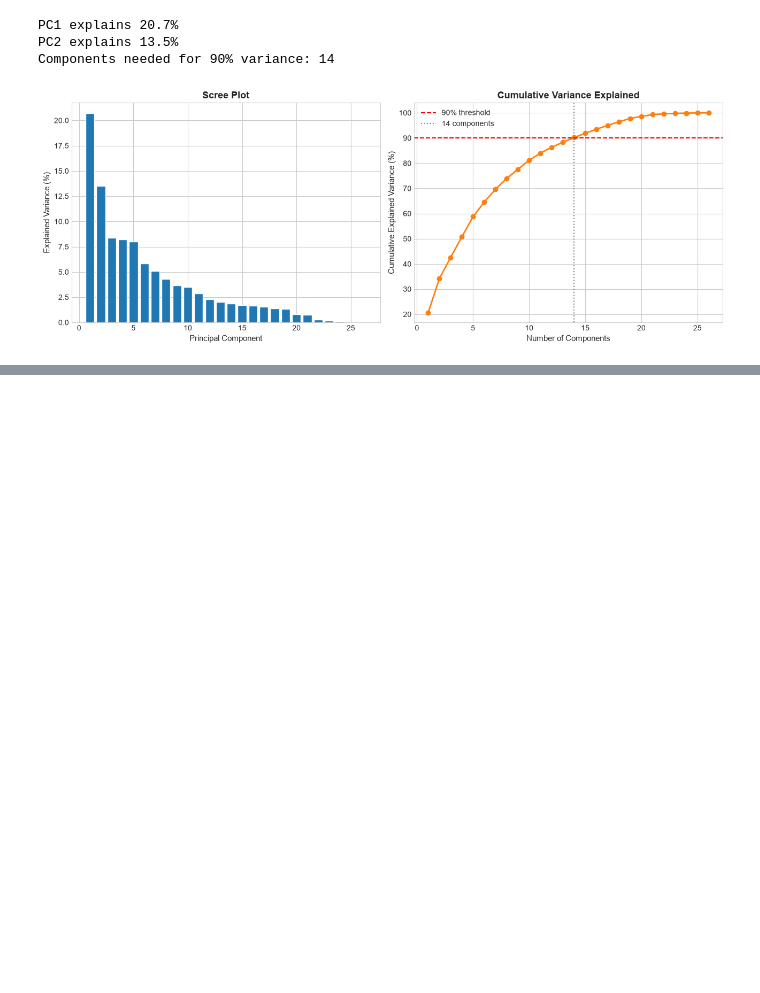
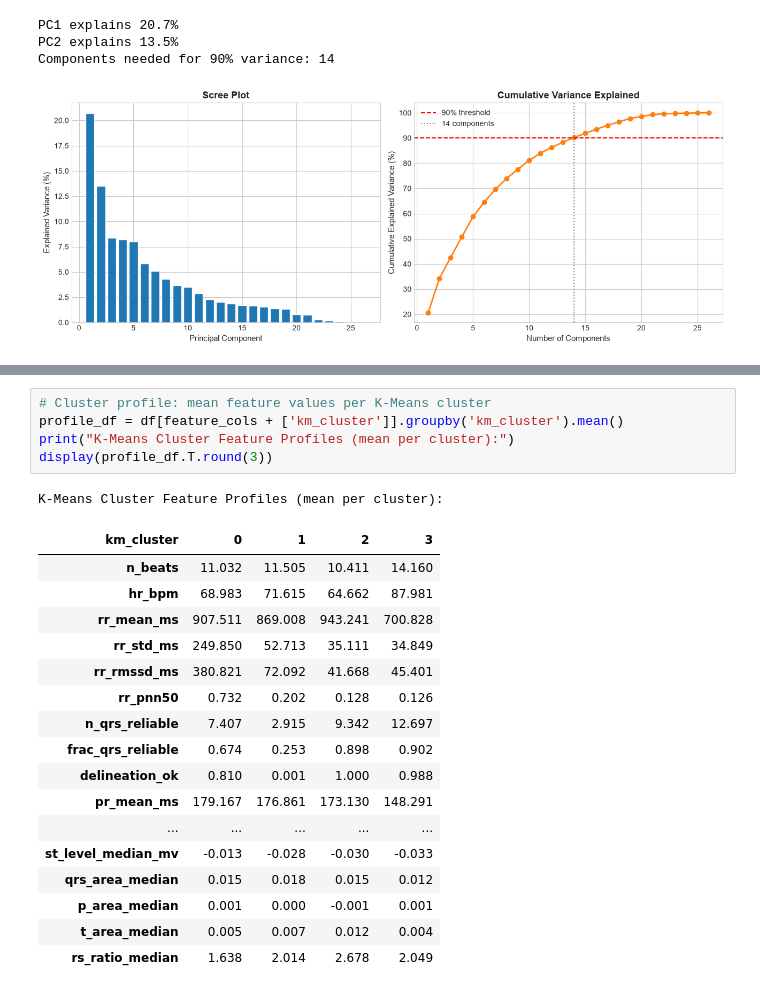
Before and after one commit to Harishraghult/ML_project, a Jupyter notebook: notebooks/clustering.ipynb, the cells around one changed output, grey strips where cells are left out. Drawn from its saved outputs; the diff is of its cells as text; blank space fills up the shorter version.

```diff
--- a/notebooks/clustering.ipynb
+++ b/notebooks/clustering.ipynb
@@ -138,0 +240,24 @@ Components needed for 90% variance: 14
+# %%
+# Cluster profile: mean feature values per K-Means cluster
+profile_df = df[feature_cols + ['km_cluster']].groupby('km_cluster').mean()
+print("K-Means Cluster Feature Profiles (mean per cluster):")
+display(profile_df.T.round(3))
+# %% [output]
+K-Means Cluster Feature Profiles (mean per cluster):
+| km_cluster | 0 | 1 | 2 | 3 |
+| n_beats | 11.032 | 11.505 | 10.411 | 14.160 |
+| hr_bpm | 68.983 | 71.615 | 64.662 | 87.981 |
+| rr_mean_ms | 907.511 | 869.008 | 943.241 | 700.828 |
+| rr_std_ms | 249.850 | 52.713 | 35.111 | 34.849 |
+| rr_rmssd_ms | 380.821 | 72.092 | 41.668 | 45.401 |
+| rr_pnn50 | 0.732 | 0.202 | 0.128 | 0.126 |
+| n_qrs_reliable | 7.407 | 2.915 | 9.342 | 12.697 |
+| frac_qrs_reliable | 0.674 | 0.253 | 0.898 | 0.902 |
+| delineation_ok | 0.810 | 0.001 | 1.000 | 0.988 |
+| pr_mean_ms | 179.167 | 176.861 | 173.130 | 148.291 |
+| ... | ... | ... | ... | ... |
+| st_level_median_mv | -0.013 | -0.028 | -0.030 | -0.033 |
+| qrs_area_median | 0.015 | 0.018 | 0.015 | 0.012 |
+| p_area_median | 0.001 | 0.000 | -0.001 | 0.001 |
+| t_area_median | 0.005 | 0.007 | 0.012 | 0.004 |
+| rs_ratio_median | 1.638 | 2.014 | 2.678 | 2.049 |
```
Also changed, not shown: parts of 8 cells of this notebook.
